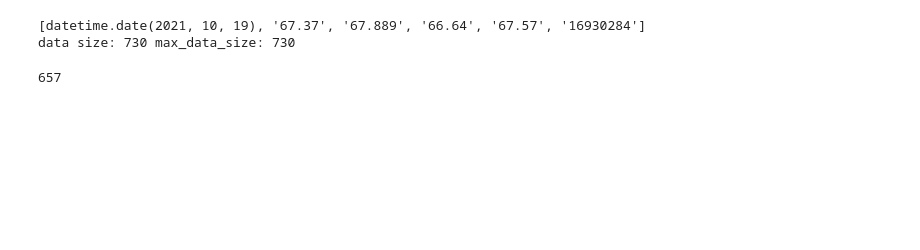
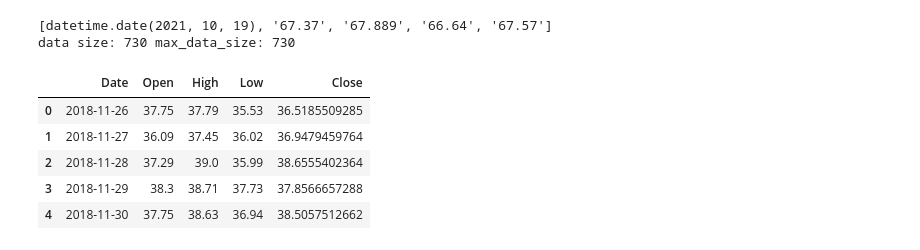
Before and after one commit to graphtrek/stockforecast, a Jupyter notebook: graphtrek_5.ipynb, the cells around one changed output. Cells and saved outputs as stored; diff of their text form; code cells hidden in the pictures; blank space fills up the shorter version.

```diff
--- a/graphtrek_5.ipynb
+++ b/graphtrek_5.ipynb
@@ -28,8 +28,7 @@ for key, value in stock_api_data.items():
       value.get('1. open'),
       value.get('2. high'),
       value.get('3. low'),
-      value.get('5. adjusted close'),
-      value.get('6. volume')
+      value.get('5. adjusted close')
       ])
 
 last_data =  str(data[0][0])
@@ -40,21 +39,27 @@ else:
   data = np.flip(data,axis=0)
 print('data size:',len(data), 'max_data_size:', max_data_size)
 # %% [output]
-[datetime.date(2021, 10, 19), '67.37', '67.889', '66.64', '67.57', '16930284']
+[datetime.date(2021, 10, 19), '67.37', '67.889', '66.64', '67.57']
 data size: 730 max_data_size: 730
 # %%
-df = pd.DataFrame(data,columns=['Date','Open','High','Low','Close','Volume'])
+df = pd.DataFrame(data,columns=['Date','Open','High','Low','Close'])
 
-df['50MA'] = df['Close'].rolling(50).mean()
-df['100MA'] = df['Close'].rolling(100).mean()
-df['200MA'] = df['Close'].rolling(200).mean()
+#df['50MA'] = df['Close'].rolling(50).mean()
+#df['100MA'] = df['Close'].rolling(100).mean()
+#df['200MA'] = df['Close'].rolling(200).mean()
 
 split = int(split_percent*len(data))
 if len(data) - split < look_back:
   split = look_back
 split
+df.head()
 # %% [output]
-657
+|  | Date | Open | High | Low | Close |
+| 0 | 2018-11-26 | 37.75 | 37.79 | 35.53 | 36.5185509285 |
+| 1 | 2018-11-27 | 36.09 | 37.45 | 36.02 | 36.9479459764 |
+| 2 | 2018-11-28 | 37.29 | 39.0 | 35.99 | 38.6555402364 |
+| 3 | 2018-11-29 | 38.3 | 38.71 | 37.73 | 37.8566657288 |
+| 4 | 2018-11-30 | 37.75 | 38.63 | 36.94 | 38.5057512662 |
 # %%
 #Variables for training
 cols = list(df)[1:6]
```
Also changed, not shown: parts of 1 cell of this notebook.
